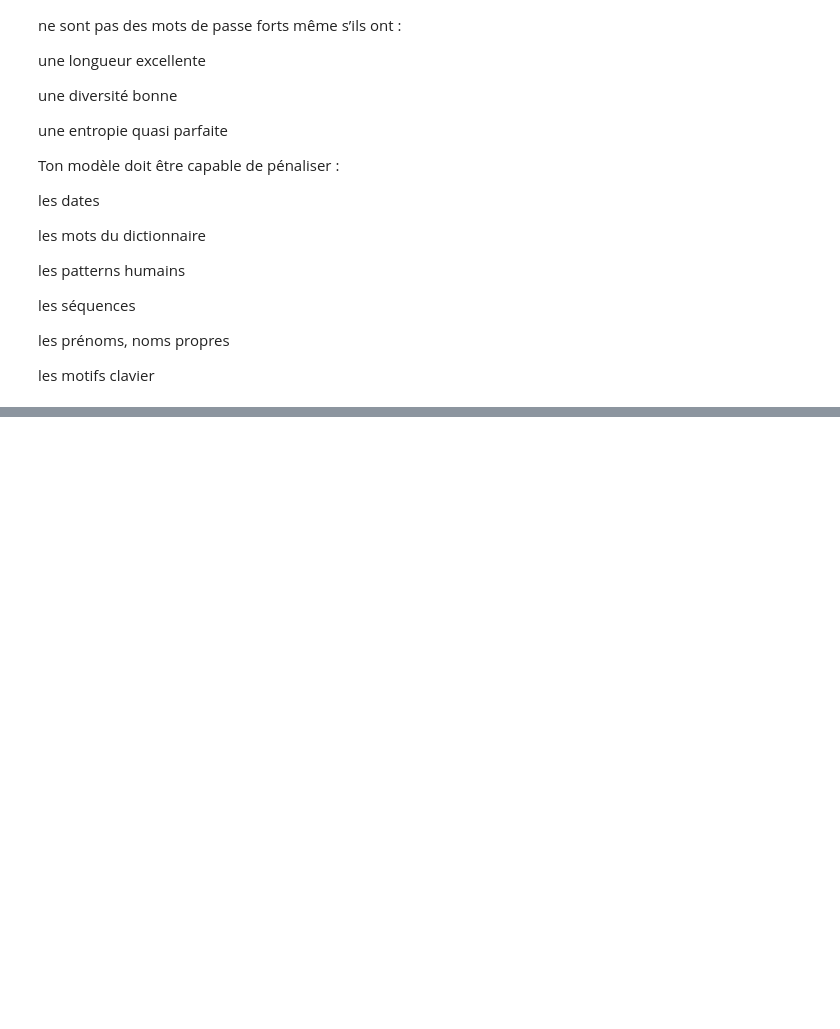
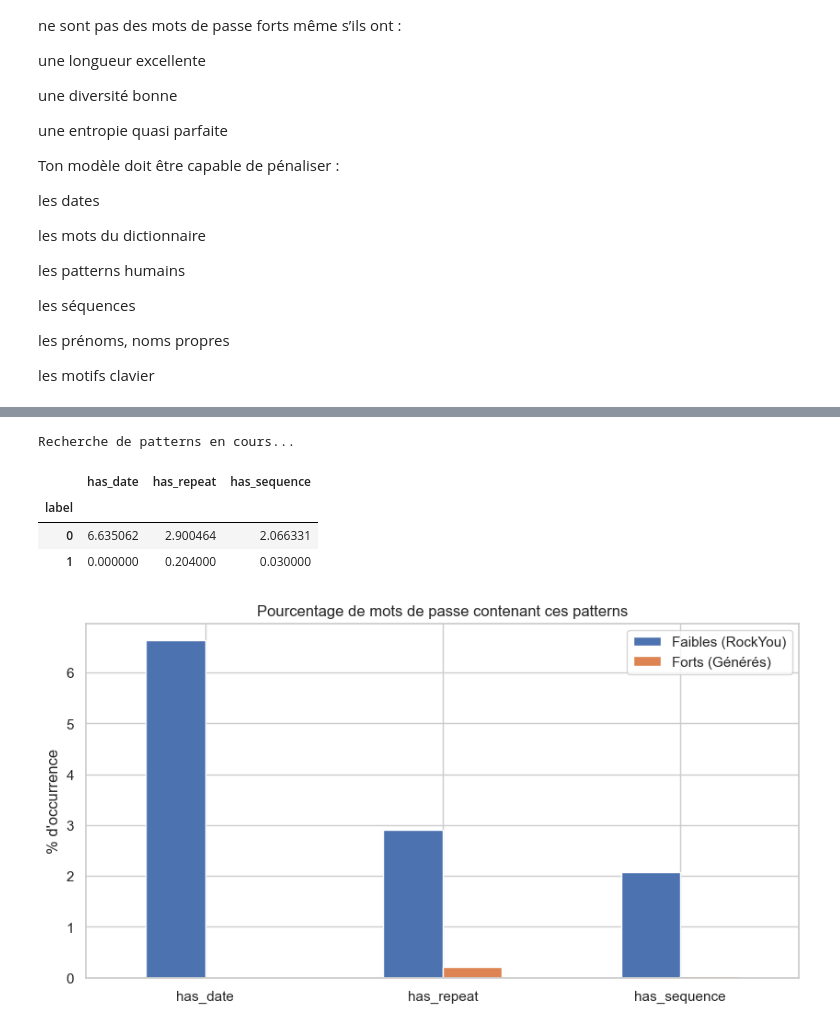
Before and after one commit to stephanCESI/ADS_Password_IA, a Jupyter notebook: datasets/plots/dataset_qual.ipynb, the cells around one changed output, grey strips where cells are left out. Cells and saved outputs as stored; diff of their text form; code cells hidden in the pictures; blank space fills up the shorter version.

```diff
--- a/datasets/plots/dataset_qual.ipynb
+++ b/datasets/plots/dataset_qual.ipynb
@@ -157,0 +276,36 @@ df.head()
+# %%
+def analyze_patterns(pwd):
+    pwd = str(pwd)
+    stats = {
+        # Cherche 19xx ou 20xx
+        'has_date': bool(re.search(r'(19|20)\d{2}', pwd)),
+        # Cherche un caractère répété 3 fois (aaa, 111)
+        'has_repeat': bool(re.search(r'(.)\1{2,}', pwd)),
+        # Cherche des séquences évidentes
+        'has_sequence': bool(re.search(r'123|abc|qwerty|azerty', pwd.lower()))
+    }
+    return pd.Series(stats)
+
+print("Recherche de patterns en cours...")
+patterns_df = df['password'].apply(analyze_patterns)
+# On colle les résultats au dataframe principal
+df = pd.concat([df, patterns_df], axis=1)
+
+# Calcul des pourcentages par Label
+summary = df.groupby('label')[['has_date', 'has_repeat', 'has_sequence']].mean() * 100
+display(summary)
+
+# Visualisation graphique
+summary.T.plot(kind='bar', figsize=(10, 5))
+plt.title("Pourcentage de mots de passe contenant ces patterns")
+plt.ylabel("% d'occurrence")
+plt.xticks(rotation=0)
+plt.legend(["Faibles (RockYou)", "Forts (Générés)"])
+plt.show()
+# %% [output]
+Recherche de patterns en cours...
+|  | has_date | has_repeat | has_sequence |
+| label |  |  |  |
+| 0 | 6.635062 | 2.900464 | 2.066331 |
+| 1 | 0.000000 | 0.204000 | 0.030000 |
+[figure, added]
```
Also changed, not shown: parts of 8 cells of this notebook, 8 other files.
